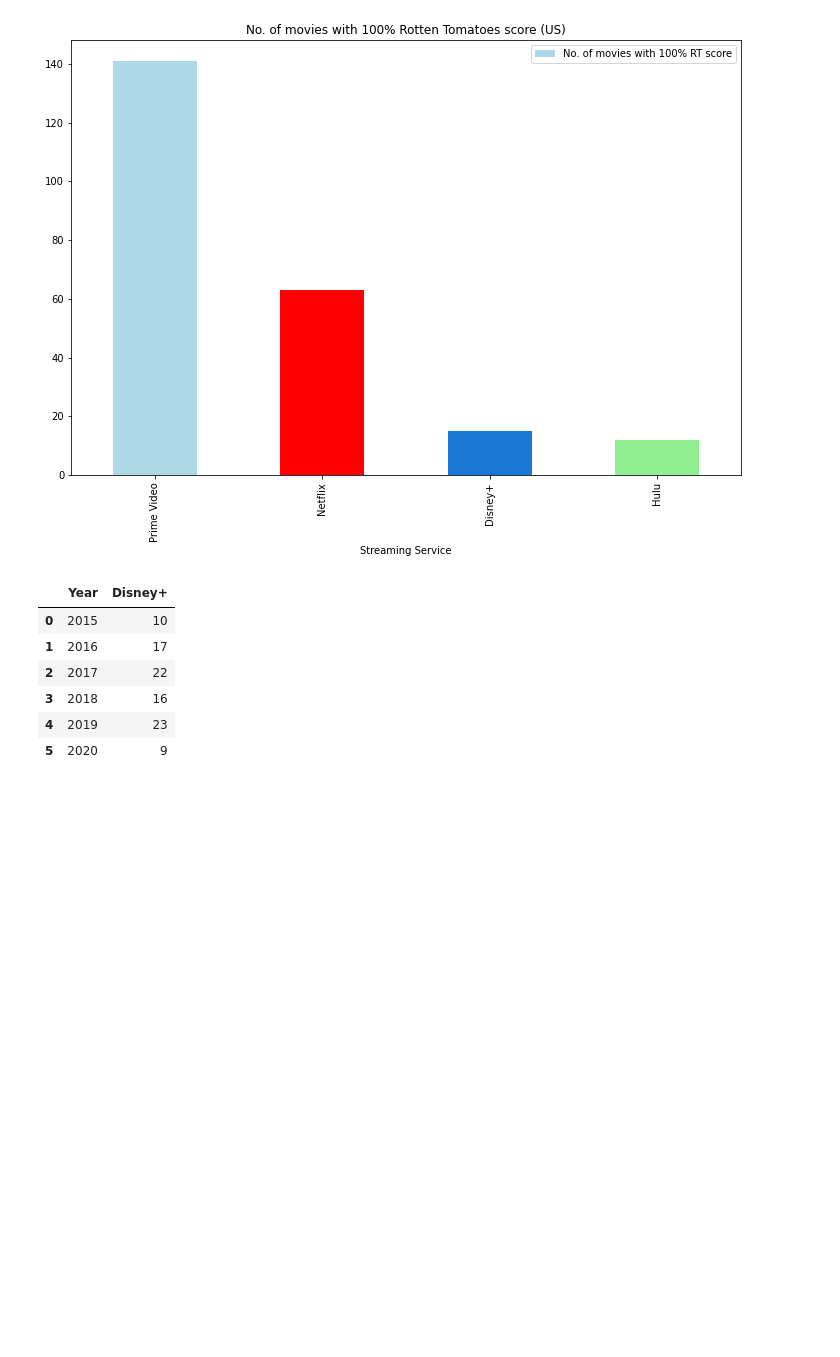
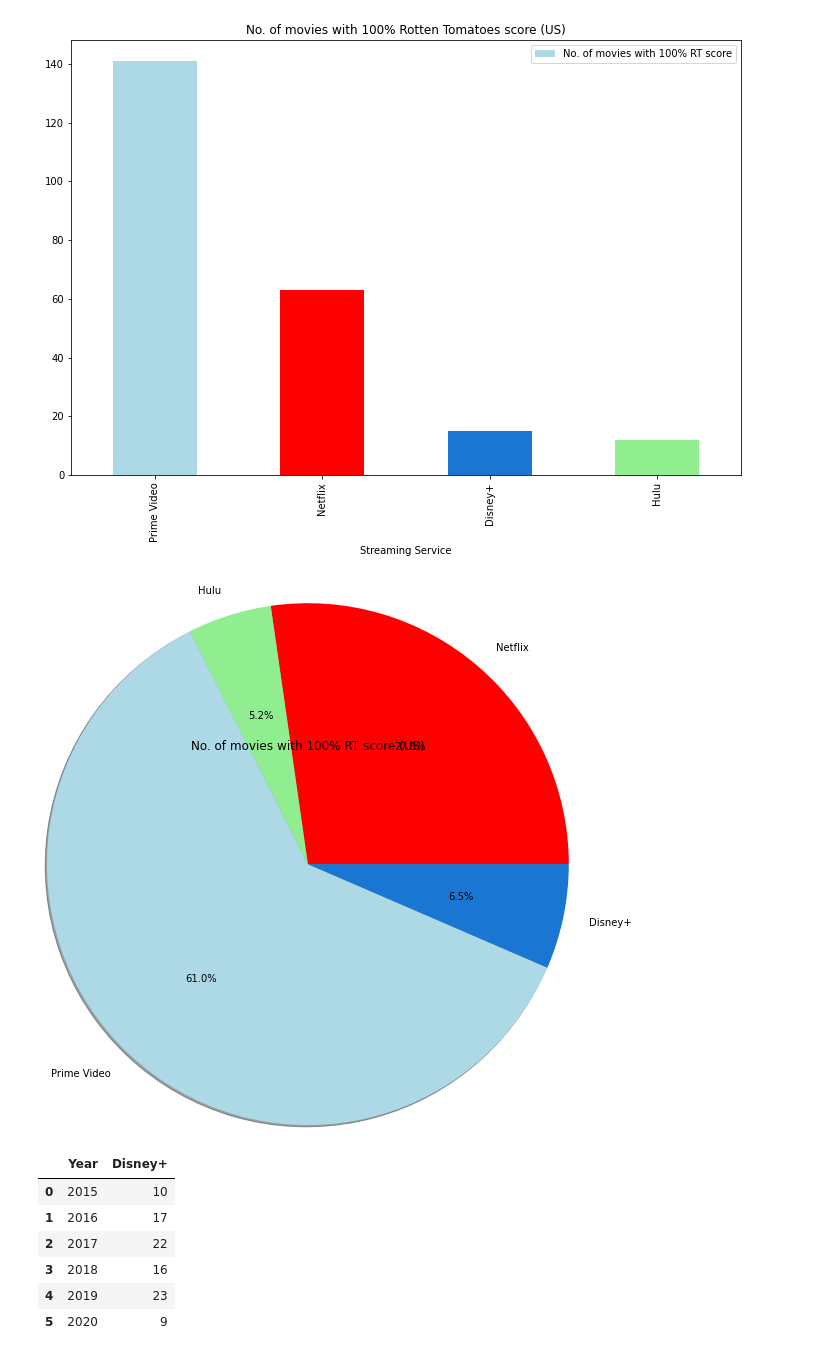
Before and after one commit to jacance/streaming-service-analysis, a Jupyter notebook: pristine_justin_new.ipynb, the cells around one changed output. Drawn from its saved outputs; the diff is of its cells as text; code cells hidden in the pictures; blank space fills up the shorter version.

Commit message:
added pie plots

```diff
--- a/pristine_justin_new.ipynb
+++ b/pristine_justin_new.ipynb
@@ -949,6 +949,15 @@ rot_tom_scores_US.sort_values("No. of movies with 100% RT score", ascending=Fals
 # %% [output]
 <AxesSubplot:title={'center':'No. of movies with 100% Rotten Tomatoes score (US)'}, xlabel='Streaming Service'>
 [figure]
+# %%
+#Plot pie chart for 100% RT score in US
+plt.pie(rot_tom_scores_US["No. of movies with 100% RT score"], labels=streaming_services,
+        colors=["red", "lightgreen", "lightblue", "#1976d2"], shadow=True, autopct="%1.1f%%", radius=3)
+
+plt.title("No. of movies with 100% RT score (US)")
+plt.show()
+# %% [output]
+[figure, added]
 # %%
 #Netflix movies count for year 2015-2020
 netflix_new = netflix_data[netflix_data["Year"]>=2015].groupby(["Year"])['Netflix'].count()
```
Also changed, not shown: parts of 12 cells of this notebook.
